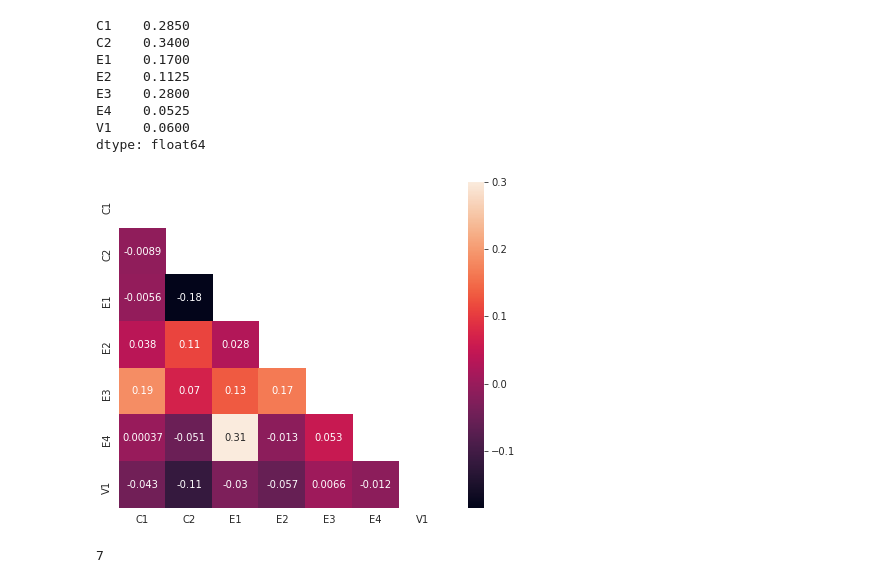
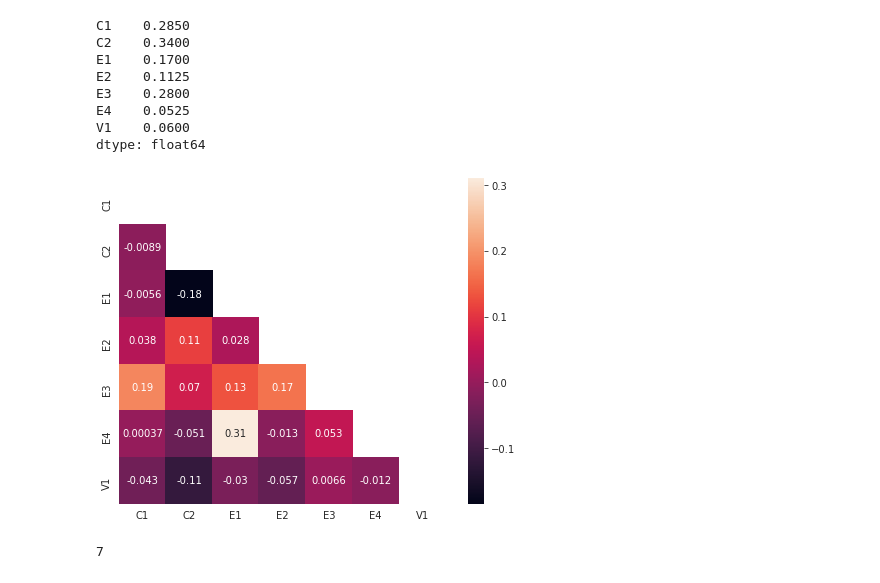
Before and after one commit to gandresto/APIT-2020-2, a Jupyter notebook: ProyectoFinal/AnálisisPersuasivo/clasificador-train.ipynb, the cells around one changed output. Drawn from its saved outputs; the diff is of its cells as text; code cells hidden in the pictures.

```diff
--- a/ProyectoFinal/AnálisisPersuasivo/clasificador-train.ipynb
+++ b/ProyectoFinal/AnálisisPersuasivo/clasificador-train.ipynb
@@ -203,13 +223,19 @@ corr = df_cats.corr(method='pearson')
 # %%
 mask = np.zeros_like(corr)
 mask[np.triu_indices_from(mask)] = True
 with sns.axes_style("white"):
     f, ax = plt.subplots(figsize=(8, 6))
-    ax = sns.heatmap(corr, mask=mask, vmax=.3, square=True, annot=True)
+    ax = sns.heatmap(
+        corr,
+         mask=mask,
+#          vmax=.3,
+         square=True,
+         annot=True
+    )
 # sns.heatmap(df_cats.corr(method='pearson'), cmap='inferno', annot=True, square=True)
 # plt.show()
 # %% [output]
-[figure, old version]
+[figure, new version]
 # %%
 num_cats = len(ix_to_cat)
 num_cats
```
Also changed, not shown: parts of 15 cells of this notebook, 10 other files.
